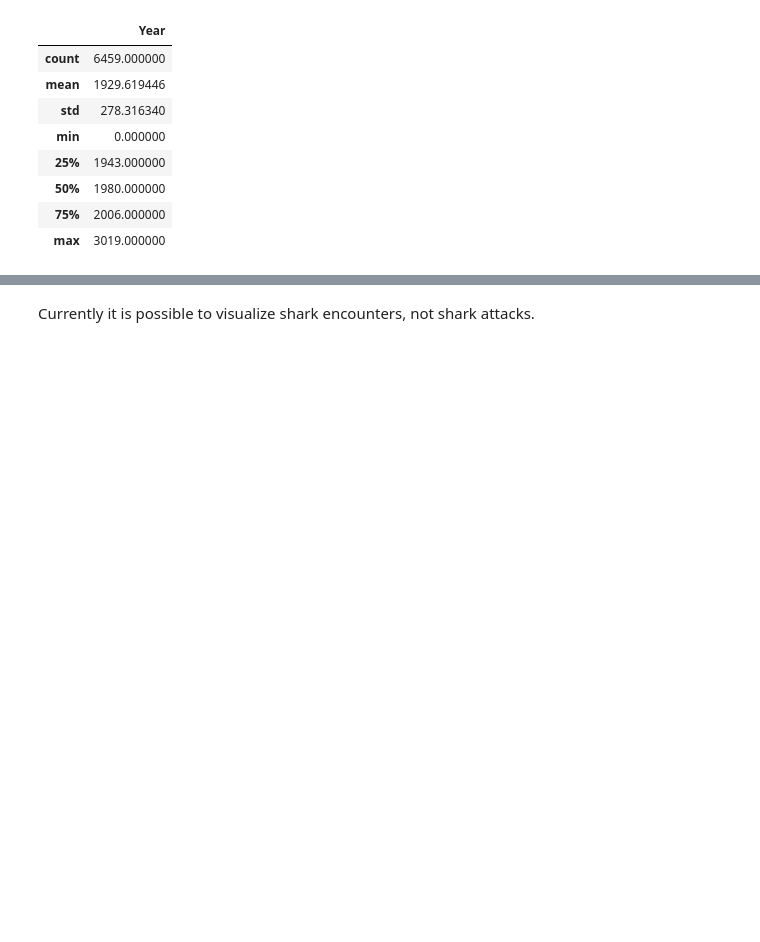
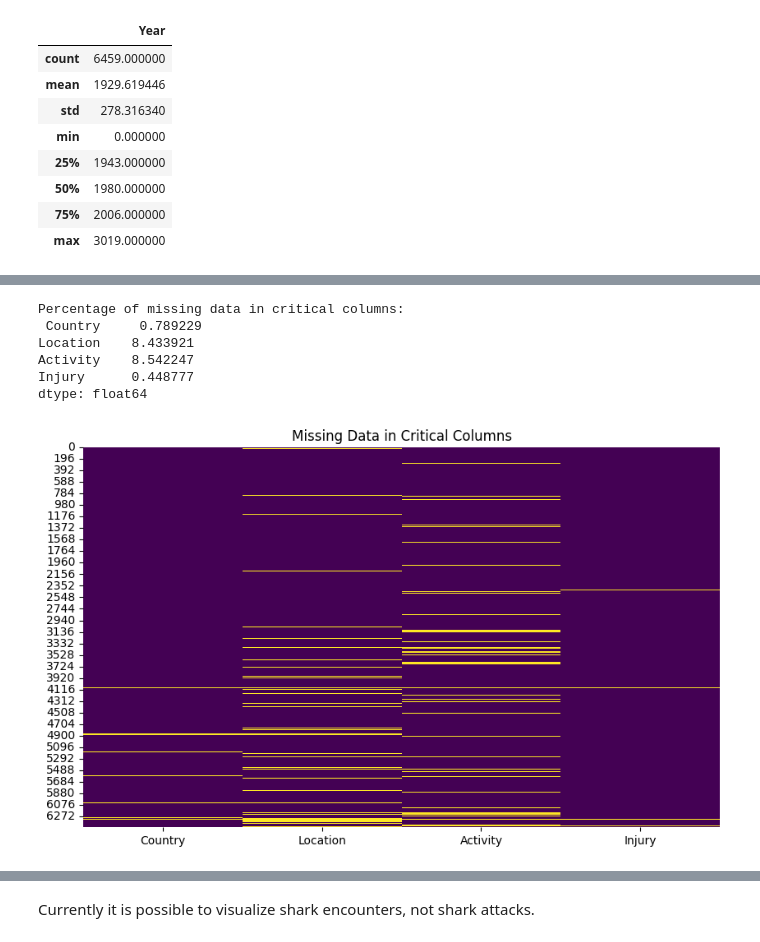
Before and after one commit to HelenaBVS/shark-attack-fatality-heatmap, a Jupyter notebook: global-shark-attack-ML-CDIA.ipynb, the cells around one changed output, grey strips where cells are left out. Cells and saved outputs as stored; diff of their text form; code cells hidden in the pictures; blank space fills up the shorter version.

```diff
--- a/global-shark-attack-heatmap.ipynb
+++ b/global-shark-attack-ML-CDIA.ipynb
@@ -482,0 +491,22 @@ Normalizing / Nan
+# %%
+# Calculate the percentage of missing values in critical columns
+critical_columns = ['Country', 'Location', 'Activity', 'Injury']
+missing_data_percentage = df[critical_columns].isna().mean() * 100
+print("Percentage of missing data in critical columns:\n", missing_data_percentage)
+
+import seaborn as sns
+import matplotlib.pyplot as plt
+
+# Heatmap to visualize missing data
+plt.figure(figsize=(10, 6))
+sns.heatmap(df[critical_columns].isna(), cbar=False, cmap='viridis')
+plt.title("Missing Data in Critical Columns")
+plt.show()
+# %% [output]
+Percentage of missing data in critical columns:
+ Country     0.789229
+Location    8.433921
+Activity    8.542247
+Injury      0.448777
+dtype: float64
+[figure, added]
```
Also changed, not shown: parts of 25 cells of this notebook.
